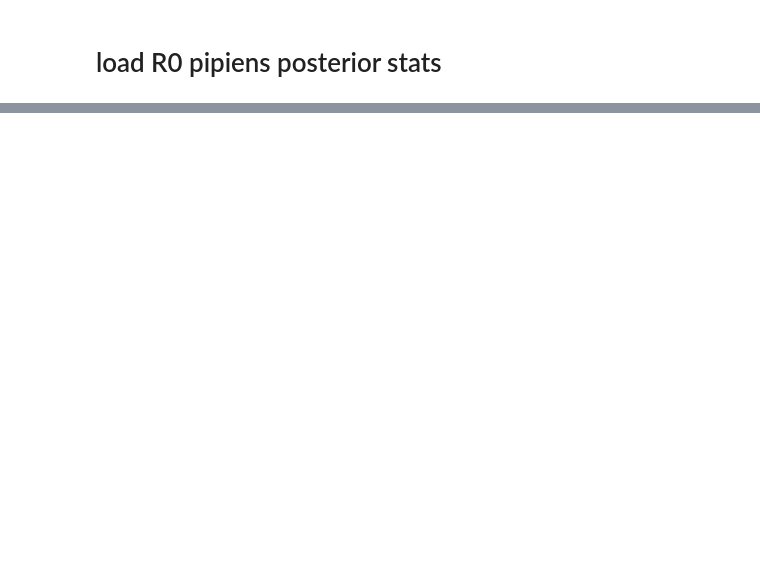
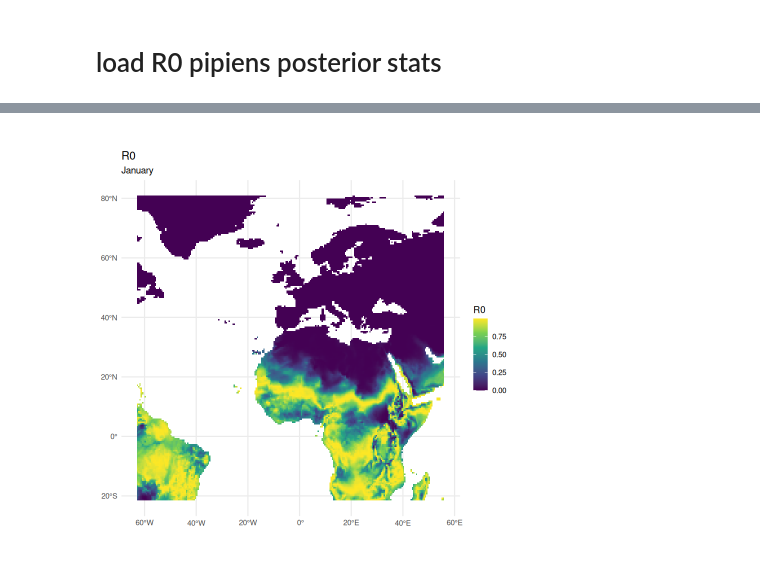
Before and after one commit to ssciwr/onehealth-model-backend, a Jupyter notebook: notebooks/model_r.ipynb, the cells around one changed output, grey strips where cells are left out. Saved outputs shown, nothing was run; the diff lists cells and outputs as text; code cells hidden in the pictures; blank space fills up the shorter version.

```diff
--- a/notebooks/model_r.ipynb
+++ b/notebooks/model_r.ipynb
@@ -147,0 +368,10 @@ this seesms to be wrongly normalized. the crops are different, too
+# %%
+ggplot() +
+  geom_spatraster(data = r_R0[["lyr.1"]]) +
+  scale_fill_viridis_c(name = "R0", na.value = "transparent") +
+  labs(title = "R0",
+       subtitle = "January"
+  )  +
+  theme_minimal()
+# %% [output]
+[figure, added]
```
Also changed, not shown: parts of 30 cells of this notebook, 1 other file.
